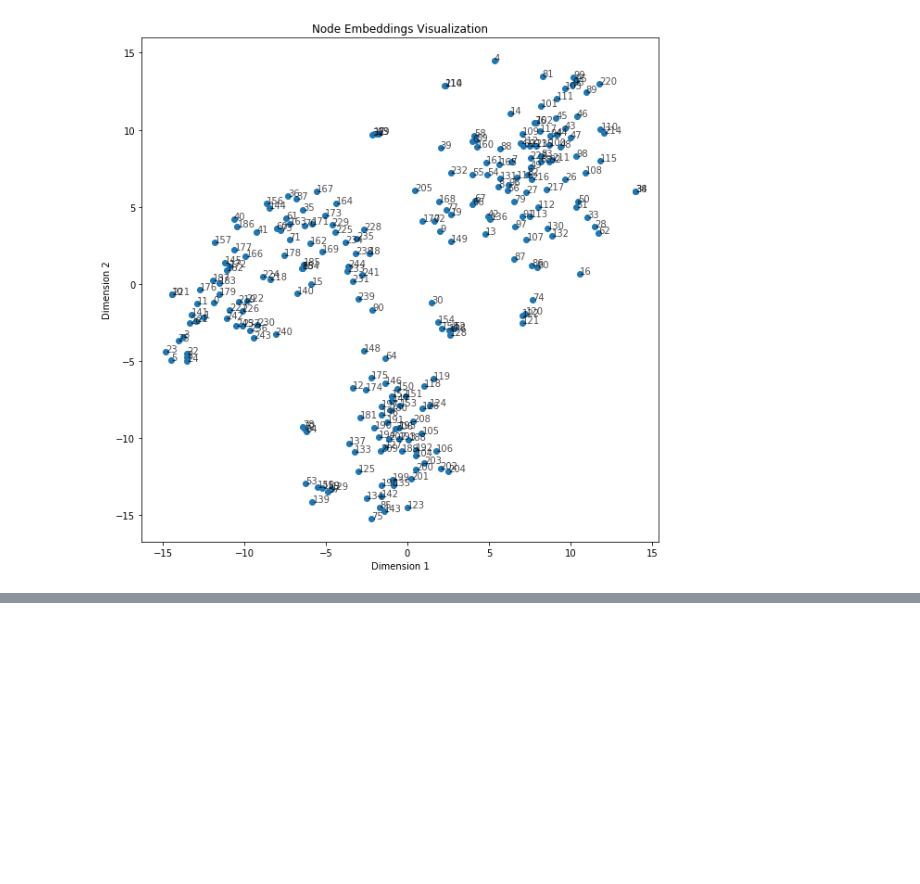
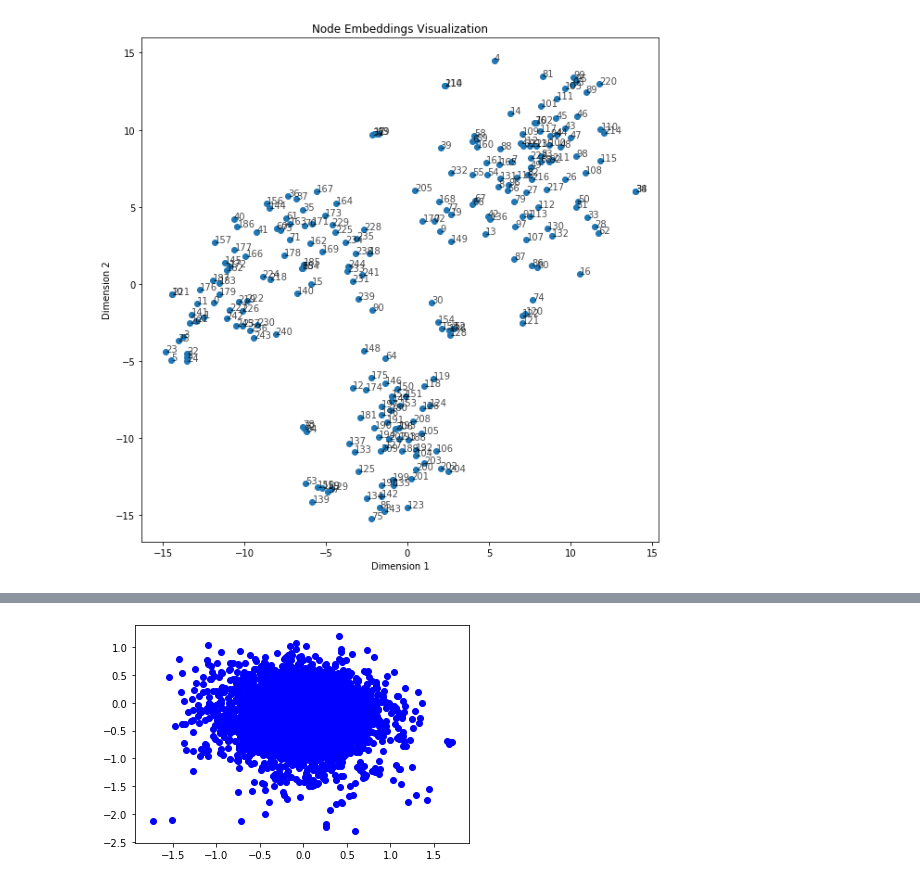
Before and after one commit to bisyee/NeurologicalDisordersAnalysis, a Jupyter notebook: PartialCorrelation.ipynb, the cells around one changed output, grey strips where cells are left out. Saved outputs shown, nothing was run; the diff lists cells and outputs as text; code cells hidden in the pictures; blank space fills up the shorter version.

```diff
--- a/PartialCorrelation.ipynb
+++ b/PartialCorrelation.ipynb
@@ -335,0 +497,6 @@ plt.show()
+# %%
+for embedded_model, group in zip(embedded_models, groups):
+    if group != 'Disorder':
+        plt.scatter(embedded_model[:, 0], embedded_model[:, 1], c='blue', label='Disorder')
+# %% [output]
+[figure, added]
```
Also changed, not shown: parts of 20 cells of this notebook, 2 other files.
